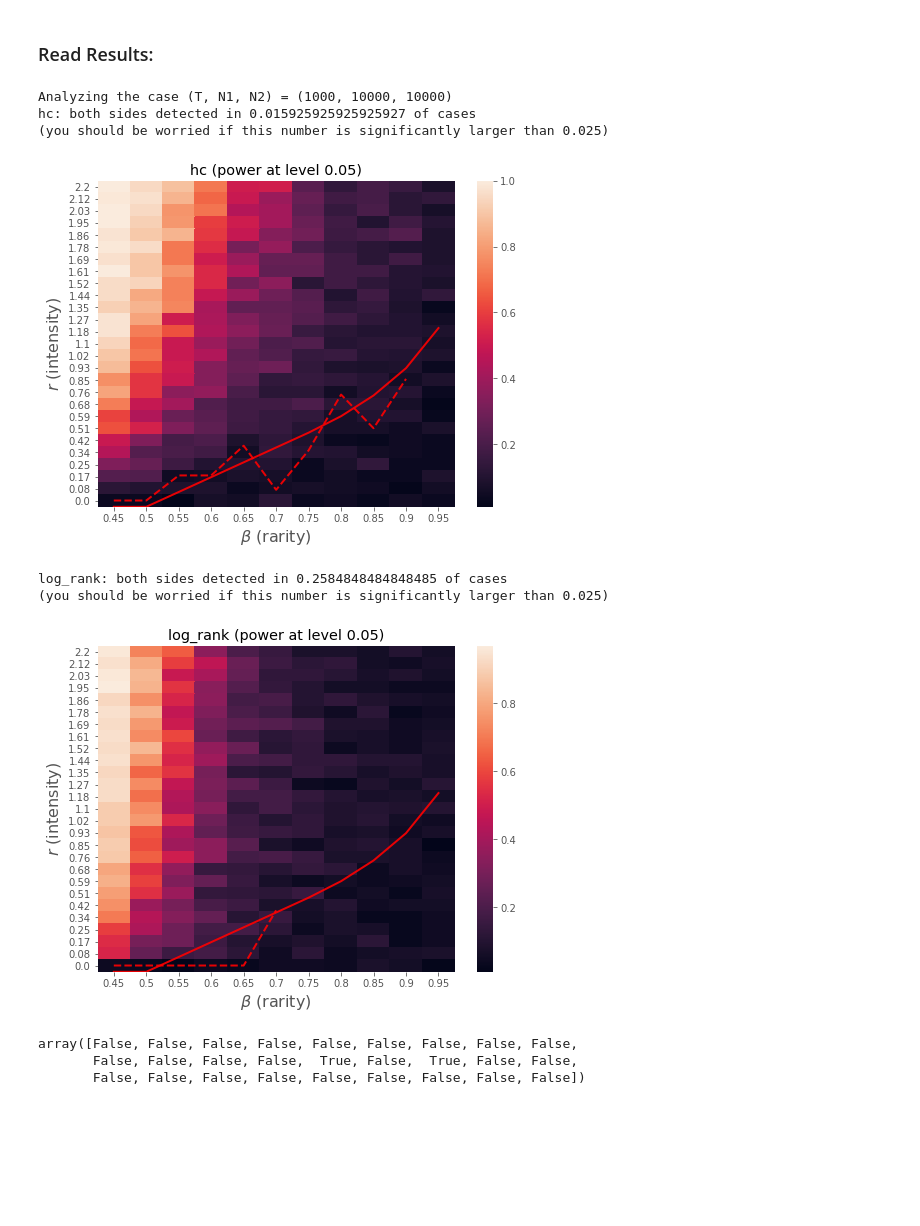
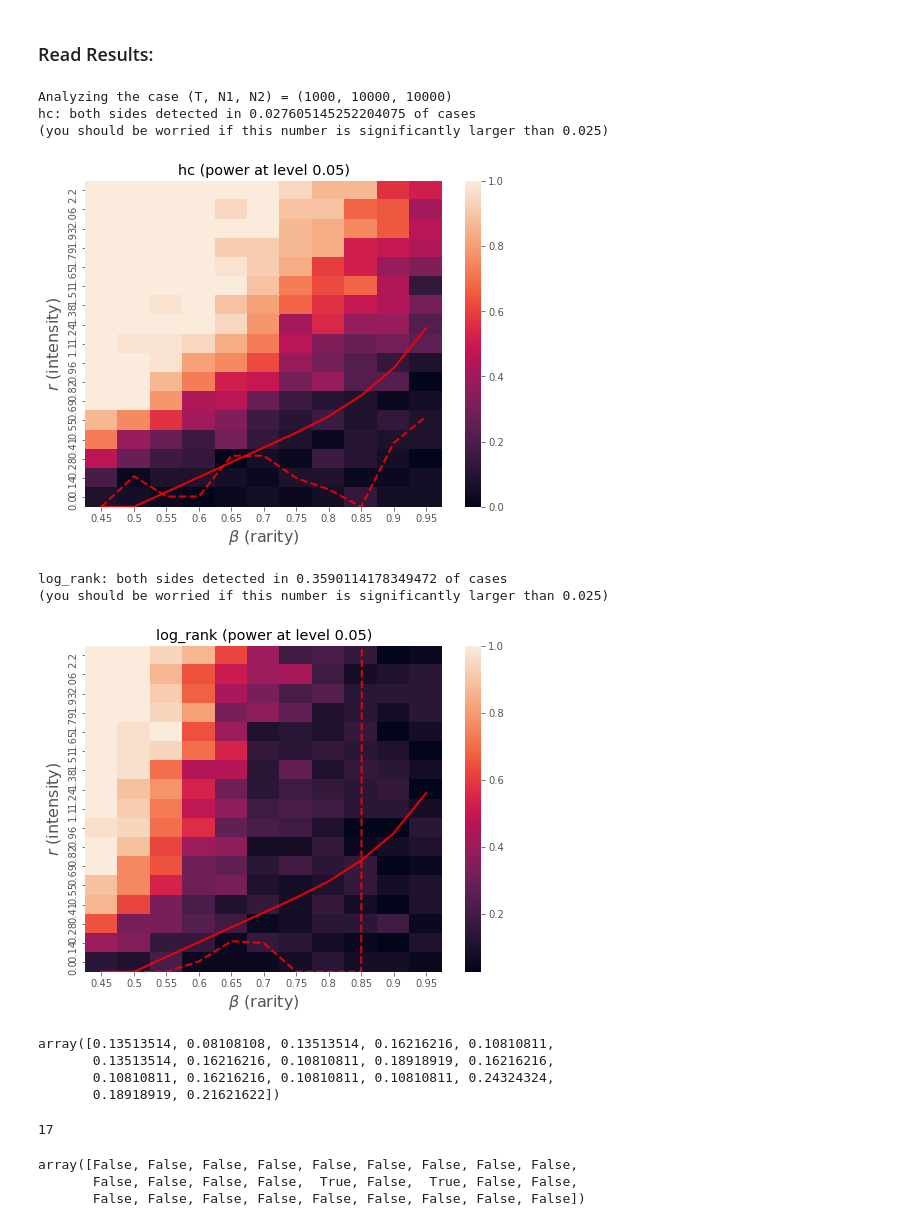
Before and after one commit to alonkipnis/HCHG, a Jupyter notebook: illustrate_phase_diagram.ipynb, the cells around one changed output. Drawn from its saved outputs; the diff is of its cells as text; code cells hidden in the pictures; blank space fills up the shorter version.

```diff
--- a/illustrate_phase_diagram.ipynb
+++ b/illustrate_phase_diagram.ipynb
@@ -44,7 +44,7 @@ def q80(x):
 data_null = pd.read_csv("./results/results_null_T1000.csv").filter(regex = '^((?!Unnamed).)*$')
 #data_null = pd.read_csv("./results_-3152.csv").filter(regex = '^((?!Unnamed).)*$')
 #results = pd.read_csv("./results/results_32034.csv").filter(regex = '^((?!Unnamed).)*$')
-results = pd.read_csv("./results/results_-3042.csv").filter(regex = '^((?!Unnamed).)*$')
+results = pd.read_csv("results_69726.csv").filter(regex = '^((?!Unnamed).)*$')
 #results = pd.read_csv("./test.csv").filter(regex = '^((?!Unnamed).)*$')
 
 out_filename = 'fig'
@@ -112,7 +112,7 @@ global_params = ['T', 'N1', 'N2']
 level = 0.05
 tcrit = df0.groupby(global_params).agg(lambda x : quantile(x, 1-level))
 
-level_bin = 0.05
+level_bin = 0.2
 
 good_side = 'greater'
 bad_side = 'less'
@@ -157,39 +157,52 @@ for c in df1.groupby(global_params):
         for i,beta in enumerate(bb):
             empirical_power = mat[i,:]
             binom_pvals = binom_test(empirical_power * nMonte,
                                     np.array(nMonte), level, alt='greater')
             substentiality_indicator_r = binom_pvals < level_bin
             if substentiality_indicator_r[-1] == False:
-                rcrit[i] = np.inf
+                rcrit[i] = 100
+            elif np.sum(substentiality_indicator_r) == 0:
+                rcrit[i] = 100
             else:
                 rc = sigmoid_intercept(rr, substentiality_indicator_r)
                 rcrit[i] = np.minimum(np.maximum(rc, 0), 2.3)
 
 
         plt.figure()
 
         g = seaborn.heatmap(mat[:,::-1].T)
         plt.title(f"{tsn} (power at level {level})")
         g.set_xticklabels(bb)
         g.set_xlabel(r'$\beta$ (rarity)', fontsize=16)
         g.set_ylabel(r'$r$ (intensity)', fontsize=16)
         g.set_yticklabels(np.round(rr[::-1],2))
 
         g.plot(np.arange(len(bb))+.5, r2grid(rcrit), '--r', linewidth=2, alpha = .9)
         #g.plot(b2grid(bcrit[::-1])+ .5, np.arange(len(rr)), '--b', linewidth=2, alpha = .9)
         g.plot(np.arange(len(bb))+.5, r2grid(2*rhos(bb)), 'r', linewidth=2, alpha=.9)
 
         fn = out_filename + tsn + ".png"
         plt.savefig(fn)
         plt.show()
 # %% [output]
 Analyzing the case (T, N1, N2) = (1000, 10000, 10000)
-hc: both sides detected in 0.015925925925925927 of cases
+hc: both sides detected in 0.027605145252204075 of cases
 (you should be worried if this number is significantly larger than 0.025)
-[figure, old version]
+[figure, new version]
-log_rank: both sides detected in 0.2584848484848485 of cases
+log_rank: both sides detected in 0.3590114178349472 of cases
 (you should be worried if this number is significantly larger than 0.025)
-[figure, old version]
+[figure, new version]
+# %%
+mat[-4,:]
+# %% [output]
+array([0.13513514, 0.08108108, 0.13513514, 0.16216216, 0.10810811,
+       0.13513514, 0.16216216, 0.10810811, 0.18918919, 0.16216216,
+       0.10810811, 0.16216216, 0.10810811, 0.10810811, 0.24324324,
+       0.18918919, 0.21621622])
+# %%
+len(rr)
+# %% [output]
+17
 # %%
 substentiality_indicator_r
 # %% [output]
```
Also changed, not shown: 2 other files.
